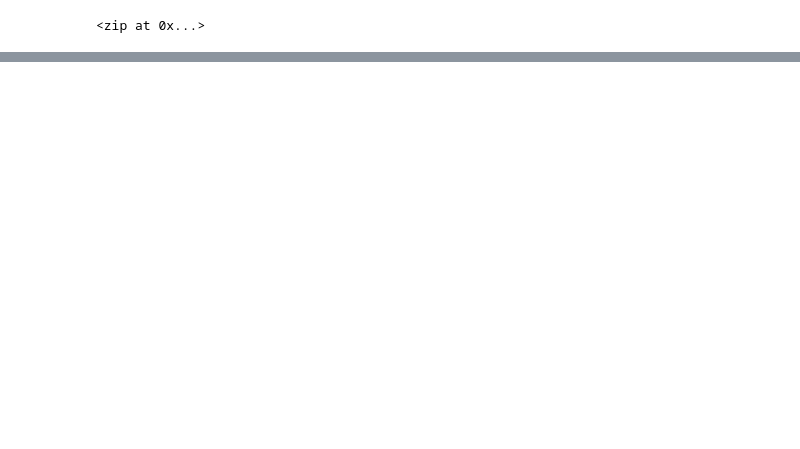
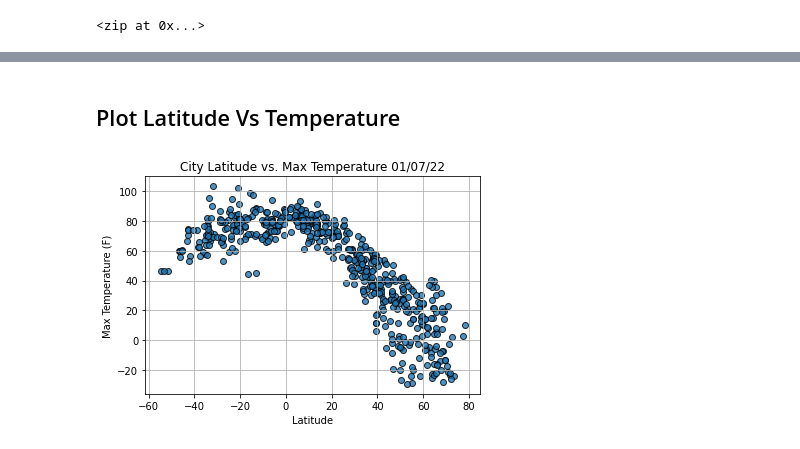
Before and after one commit to jhonpire/World_Weather_Analysis, a Jupyter notebook: WeatherPy.ipynb, the cells around one changed output, grey strips where cells are left out. Saved outputs shown, nothing was run; the diff lists cells and outputs as text; code cells hidden in the pictures; blank space fills up the shorter version.

```diff
--- a/WeatherPy.ipynb
+++ b/WeatherPy.ipynb
@@ -45,7 +37,2 @@ Note: you may need to restart the kernel to use updated packages.
 # %%
 from citipy import citipy
-# %%
-# Use the tuple() function to display the latitude and longitude combinations.
-for coordinate in coordinates:
-    print(citipy.nearest_city(coordinate[0], coordinate[1]).city_name,
-          citipy.nearest_city(coordinate[0], coordinate[1]).country_code)
@@ -90,11 +86,23 @@ city_data = []
 # %%
+# Create an empty list to hold the weather data.
+city_data = []
+# Print the beginning of the logging.
+print("Beginning Data Retrieval     ")
+print("-----------------------------")
+
+# Create counters.
+record_count = 1
+set_count = 1
+
 # Loop through all the cities in the list.
 for i, city in enumerate(cities):
 
     # Group cities in sets of 50 for logging purposes.
     if (i % 50 == 0 and i >= 50):
         set_count += 1
-            record_count = 1
+        record_count = 1
+        time.sleep(60)
+
     # Create endpoint URL with each city.
     city_url = url + "&q=" + city.replace(" ","+")
 
@@ -128,7 +136,7 @@ for i, city in enumerate(cities):
                           "Country": city_country,
                           "Date": city_date})
 
-    # If an error is experienced, skip the city.
+# If an error is experienced, skip the city.
     except:
         print("City not found. Skipping...")
         pass
@@ -148,3 +206,3 @@ len(city_data)
 # %%
-city_data_arranged = city_data_df[["City","Country","Date","Lat","Lng","Max Temp","Humidity","Cloudiness","Wind Speed"]]
-city_data_arranged
+new_column_order = ['City','Country','Date','Lat','Lng','Max Temp','Humidity','Cloudiness','Wind Speed']
+city_data_df = city_data_df[new_column_order]
@@ -156,32 +223,32 @@ city_data_arranged.to_csv(output_data_file, index_label="City")
+# %% [markdown]
+## Plot Latitude Vs Temperature
 # %%
 # Extract relevant fields from the DataFrame for plotting.
-lats = city_data_arranged["Lat"]
-max_temps = city_data_arranged["Max Temp"]
-humidity = city_data_arranged["Humidity"]
-cloudiness = city_data_arranged["Cloudiness"]
-wind_speed = city_data_arranged["Wind Speed"]
+lats = city_data_df["Lat"]
+max_temps = city_data_df["Max Temp"]
+humidity = city_data_df["Humidity"]
+cloudiness = city_data_df["Cloudiness"]
+wind_speed = city_data_df["Wind Speed"]
 # %%
-# Import the time module.
+# Import time module
 import time
-# Get today's date in seconds.
-today = time.strftime("%x")
-today
 
 # Build the scatter plot for latitude vs. max temperature.
 plt.scatter(lats,
             max_temps,
             edgecolor="black", linewidths=1, marker="o",
             alpha=0.8, label="Cities")
-
 
 # Incorporate the other graph properties.
 plt.title(f"City Latitude vs. Max Temperature "+ time.strftime("%x"))
 plt.ylabel("Max Temperature (F)")
 plt.xlabel("Latitude")
 plt.grid(True)
 
 # Save the figure.
-plt.savefig("Fig1.png")
+plt.savefig("weather_data/Fig1.png")
 
 # Show plot.
 plt.show()
+# %% [output]
+[figure, added]
```
Also changed, not shown: parts of 30 cells of this notebook, 11 other files.
